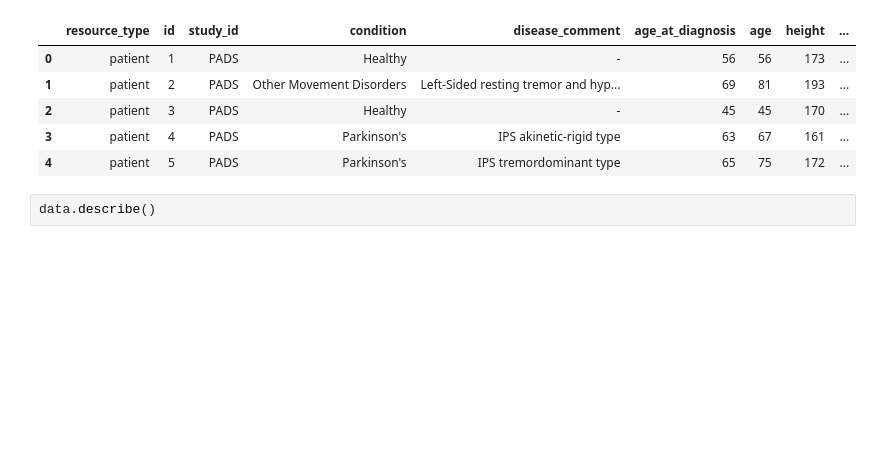
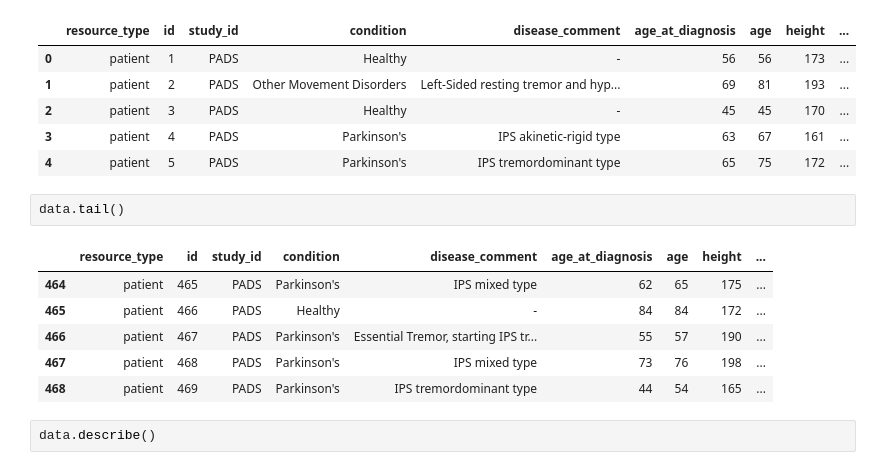
Before and after one commit to marzecovaa/spark, a Jupyter notebook: seb_workbook.ipynb, the cells around one changed output. Cells and saved outputs as stored; diff of their text form; blank space fills up the shorter version.

```diff
--- a/seb_workbook.ipynb
+++ b/seb_workbook.ipynb
@@ -47,6 +39,15 @@ data.head()
 | 2 | patient | 3 | PADS | Healthy | - | 45 | 45 | 170 | ... |
 | 3 | patient | 4 | PADS | Parkinson's | IPS akinetic-rigid type | 63 | 67 | 161 | ... |
 | 4 | patient | 5 | PADS | Parkinson's | IPS tremordominant type | 65 | 75 | 172 | ... |
+# %%
+data.tail()
+# %% [output]
+|  | resource_type | id | study_id | condition | disease_comment | age_at_diagnosis | age | height | ... |
+| 464 | patient | 465 | PADS | Parkinson's | IPS mixed type | 62 | 65 | 175 | ... |
+| 465 | patient | 466 | PADS | Healthy | - | 84 | 84 | 172 | ... |
+| 466 | patient | 467 | PADS | Parkinson's | Essential Tremor, starting IPS tr... | 55 | 57 | 190 | ... |
+| 467 | patient | 468 | PADS | Parkinson's | IPS mixed type | 73 | 76 | 198 | ... |
+| 468 | patient | 469 | PADS | Parkinson's | IPS tremordominant type | 44 | 54 | 165 | ... |
 # %%
 data.describe()
 # %% [output]
```
Also changed, not shown: parts of 9 cells of this notebook, 1 other file.
